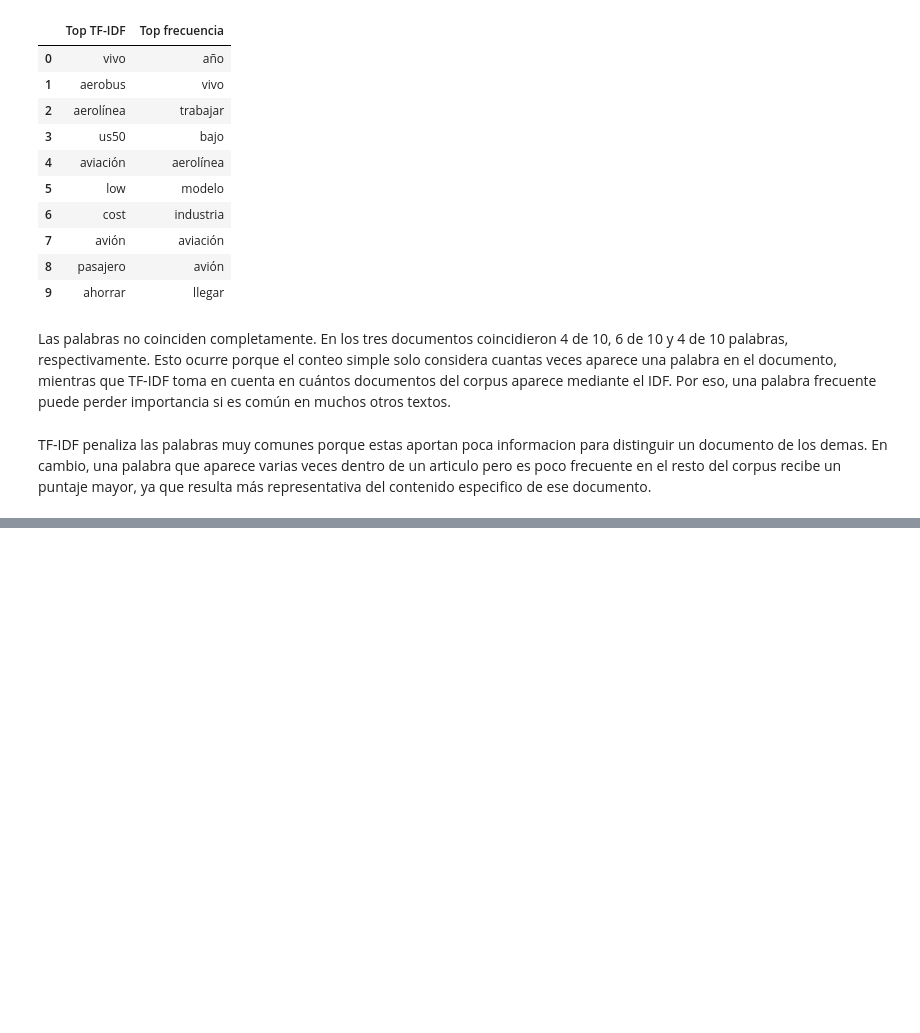
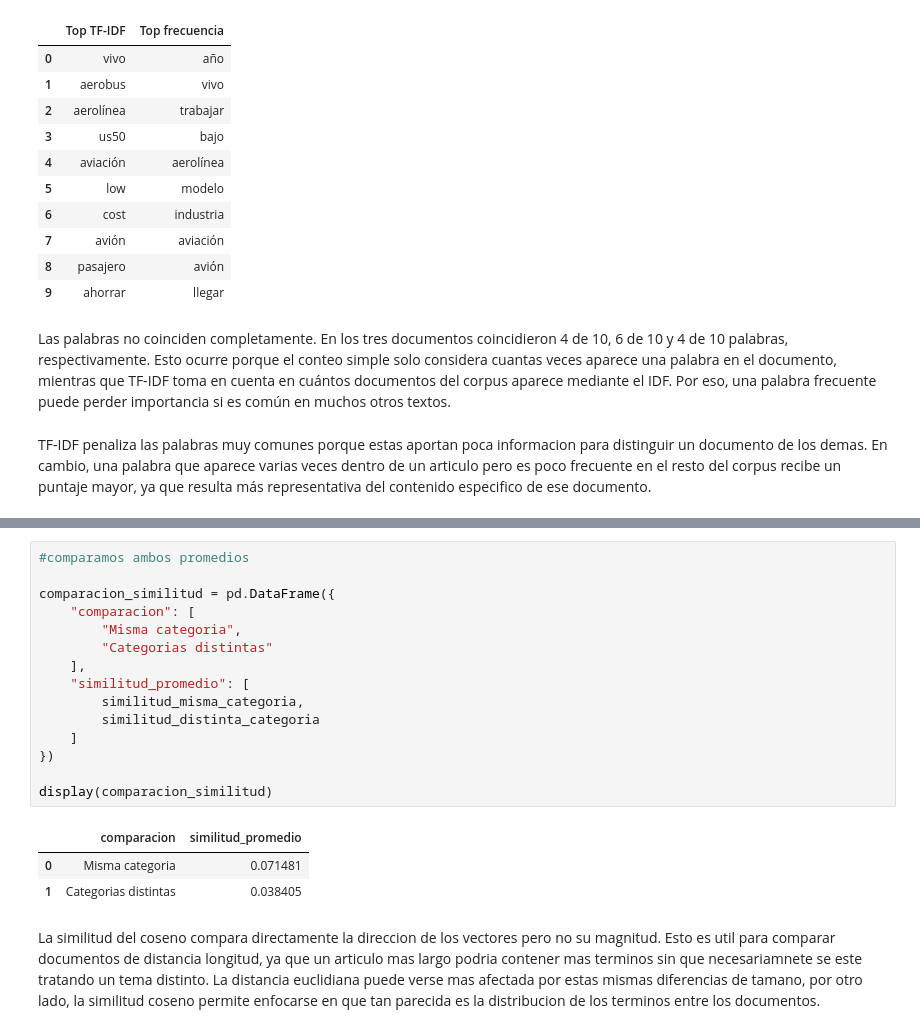
Before and after one commit to JuanDi37/Laboratorio-2, a Jupyter notebook: Laboratorio#2NLP.ipynb, the cells around one changed output, grey strips where cells are left out. Saved outputs shown, nothing was run; the diff lists cells and outputs as text; blank space fills up the shorter version.

```diff
--- a/Laboratorio#2NLP.ipynb
+++ b/Laboratorio#2NLP.ipynb
@@ -919,0 +1046,21 @@ TF-IDF penaliza las palabras muy comunes porque estas aportan poca informacion p
+# %%
+#comparamos ambos promedios
+
+comparacion_similitud = pd.DataFrame({
+    "comparacion": [
+        "Misma categoria",
+        "Categorias distintas"
+    ],
+    "similitud_promedio": [
+        similitud_misma_categoria,
+        similitud_distinta_categoria
+    ]
+})
+
+display(comparacion_similitud)
+# %% [output]
+|  | comparacion | similitud_promedio |
+| 0 | Misma categoria | 0.071481 |
+| 1 | Categorias distintas | 0.038405 |
+# %% [markdown]
+La similitud del coseno compara directamente la direccion de los vectores pero no su magnitud. Esto es util para comparar documentos de distancia longitud, ya que un articulo mas largo podria contener mas terminos sin que necesariamnete se este tratando un tema distinto. La distancia euclidiana puede verse mas afectada por estas mismas diferencias de tamano, por otro lado, la similitud coseno permite enfocarse en que tan parecida es la distribucion de los terminos entre los documentos.
```
Also changed, not shown: parts of 5 cells of this notebook.
